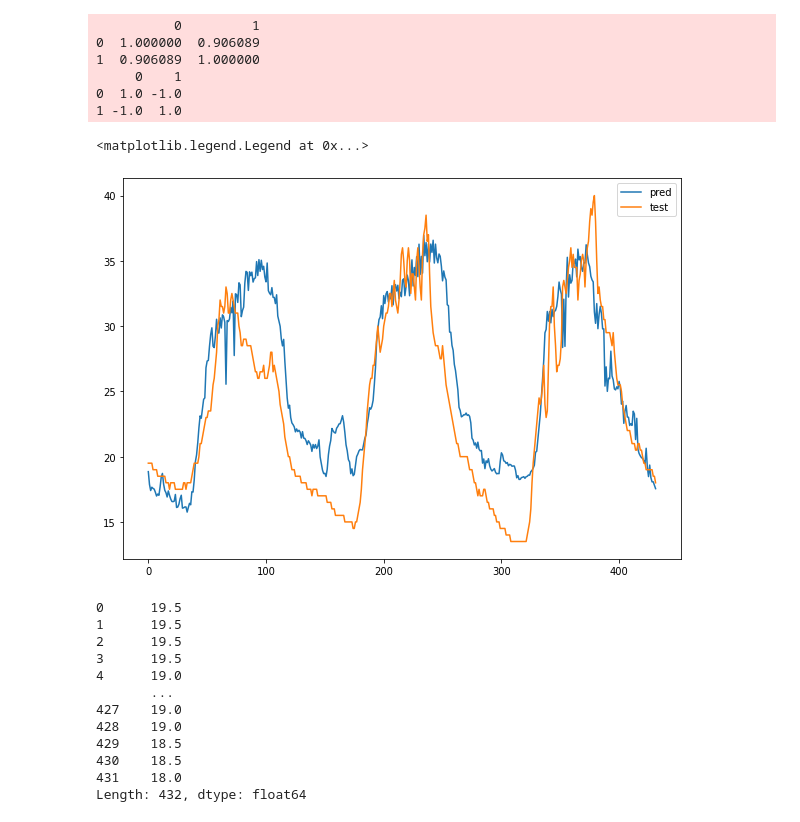
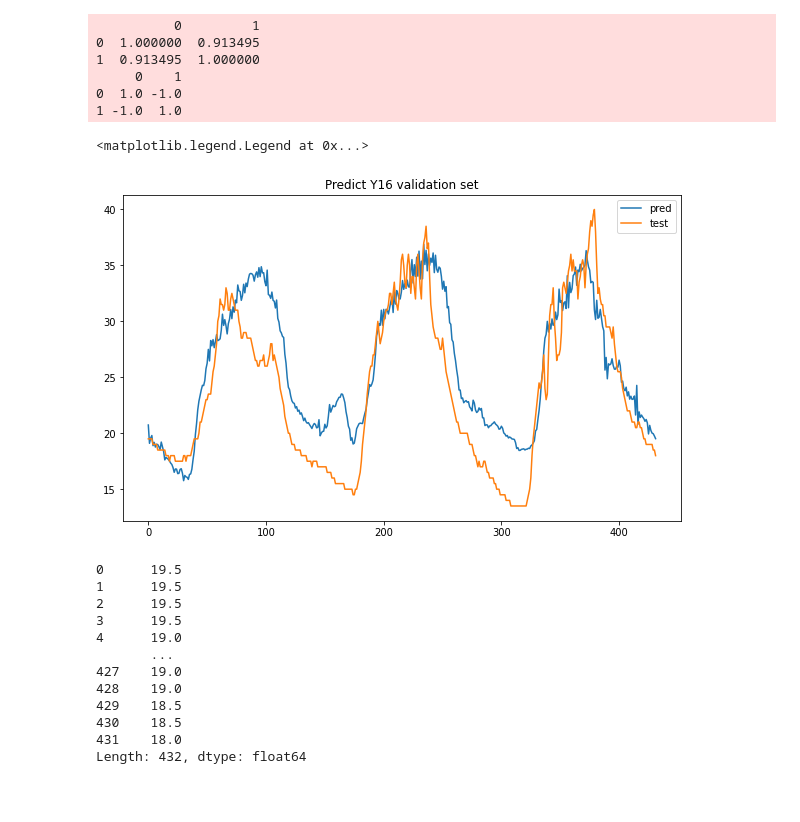
Before and after one commit to cih468/aiTemperature, a Jupyter notebook: aiTemp.ipynb, the cells around one changed output. Cells and saved outputs as stored; diff of their text form; code cells hidden in the pictures; blank space fills up the shorter version.

```diff
--- a/aiTemp.ipynb
+++ b/aiTemp.ipynb
@@ -167,28 +167,29 @@ def cal_res(pred,test):
 # %%
 # Y16 센서 예측값 및 실제값 그래프로 표현
 
 testX, _ = convert_to_timeseries(pd.concat([X_train.tail(144*3+12),train['Y00'].tail(144*3+12)],axis=1), interval = 12)
 y_pred = pd.DataFrame(simple_lstm_model.predict(testX))
 cor_test = pd.concat([y_pred, train['Y18'].tail(144*3).reset_index(drop=True)],ignore_index=True,axis=1).corr()
 print(cor_test)
 cor = cor_test.corr()
 print(cor)
 
 testY = np.array(testY)
 
-plt.figure(figsize=(10,7))
+plt.figure(figsize=(10,6))
 plt.plot(y_pred)
 plt.plot(testY[:len(y_pred)])
+plt.title("Predict Y16 validation set")
 plt.legend(['pred','test'])
 # %% [output]
           0         1
-0  1.000000  0.906089
-1  0.906089  1.000000
+0  1.000000  0.913495
+1  0.913495  1.000000
      0    1
 0  1.0 -1.0
 1 -1.0  1.0
 <matplotlib.legend.Legend at 0x...>
-[figure, old version]
+[figure, new version]
 # %%
 testY_series=pd.Series(testY[:len(y_pred)])
 testY_series
```
Also changed, not shown: parts of 3 cells of this notebook, 3 other files.
